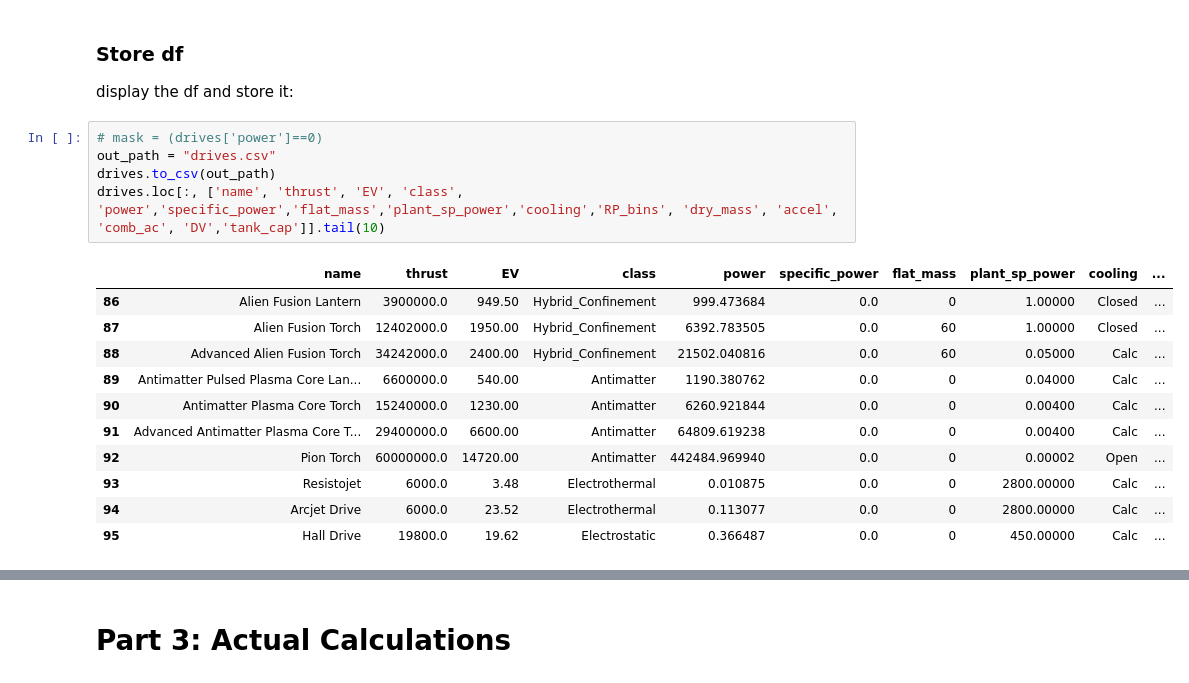
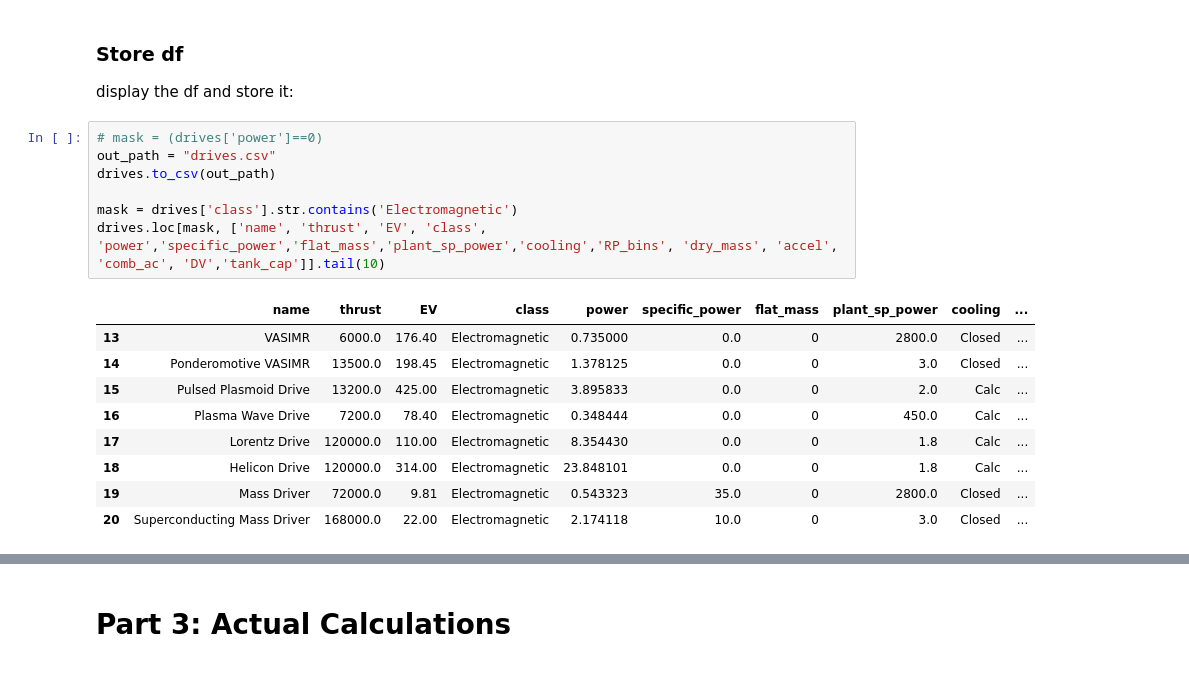
Before and after one commit to tkachev-asc/TI_drives, a Jupyter notebook: drives.ipynb, the cells around one changed output, grey strips where cells are left out. Saved outputs shown, nothing was run; the diff lists cells and outputs as text.

```diff
--- a/drives.ipynb
+++ b/drives.ipynb
@@ -772,17 +758,17 @@ display the df and store it:
 # %%
 # mask = (drives['power']==0)
 out_path = "drives.csv"
 drives.to_csv(out_path)
-drives.loc[:, ['name', 'thrust', 'EV', 'class', 'power','specific_power','flat_mass','plant_sp_power','cooling','RP_bins', 'dry_mass', 'accel', 'comb_ac', 'DV','tank_cap']].tail(10)
+
+mask = drives['class'].str.contains('Electromagnetic')
+drives.loc[mask, ['name', 'thrust', 'EV', 'class', 'power','specific_power','flat_mass','plant_sp_power','cooling','RP_bins', 'dry_mass', 'accel', 'comb_ac', 'DV','tank_cap']].tail(10)
 # %% [output]
 |  | name | thrust | EV | class | power | specific_power | flat_mass | plant_sp_power | cooling | ... |
-| 86 | Alien Fusion Lantern | 3900000.0 | 949.50 | Hybrid_Confinement | 999.473684 | 0.0 | 0 | 1.00000 | Closed | ... |
-| 87 | Alien Fusion Torch | 12402000.0 | 1950.00 | Hybrid_Confinement | 6392.783505 | 0.0 | 60 | 1.00000 | Closed | ... |
-| 88 | Advanced Alien Fusion Torch | 34242000.0 | 2400.00 | Hybrid_Confinement | 21502.040816 | 0.0 | 60 | 0.05000 | Calc | ... |
-| 89 | Antimatter Pulsed Plasma Core Lan... | 6600000.0 | 540.00 | Antimatter | 1190.380762 | 0.0 | 0 | 0.04000 | Calc | ... |
-| 90 | Antimatter Plasma Core Torch | 15240000.0 | 1230.00 | Antimatter | 6260.921844 | 0.0 | 0 | 0.00400 | Calc | ... |
-| 91 | Advanced Antimatter Plasma Core T... | 29400000.0 | 6600.00 | Antimatter | 64809.619238 | 0.0 | 0 | 0.00400 | Calc | ... |
-| 92 | Pion Torch | 60000000.0 | 14720.00 | Antimatter | 442484.969940 | 0.0 | 0 | 0.00002 | Open | ... |
-| 93 | Resistojet | 6000.0 | 3.48 | Electrothermal | 0.010875 | 0.0 | 0 | 2800.00000 | Calc | ... |
-| 94 | Arcjet Drive | 6000.0 | 23.52 | Electrothermal | 0.113077 | 0.0 | 0 | 2800.00000 | Calc | ... |
-| 95 | Hall Drive | 19800.0 | 19.62 | Electrostatic | 0.366487 | 0.0 | 0 | 450.00000 | Calc | ... |
+| 13 | VASIMR | 6000.0 | 176.40 | Electromagnetic | 0.735000 | 0.0 | 0 | 2800.0 | Closed | ... |
+| 14 | Ponderomotive VASIMR | 13500.0 | 198.45 | Electromagnetic | 1.378125 | 0.0 | 0 | 3.0 | Closed | ... |
+| 15 | Pulsed Plasmoid Drive | 13200.0 | 425.00 | Electromagnetic | 3.895833 | 0.0 | 0 | 2.0 | Calc | ... |
+| 16 | Plasma Wave Drive | 7200.0 | 78.40 | Electromagnetic | 0.348444 | 0.0 | 0 | 450.0 | Calc | ... |
+| 17 | Lorentz Drive | 120000.0 | 110.00 | Electromagnetic | 8.354430 | 0.0 | 0 | 1.8 | Calc | ... |
+| 18 | Helicon Drive | 120000.0 | 314.00 | Electromagnetic | 23.848101 | 0.0 | 0 | 1.8 | Calc | ... |
+| 19 | Mass Driver | 72000.0 | 9.81 | Electromagnetic | 0.543323 | 35.0 | 0 | 2800.0 | Closed | ... |
+| 20 | Superconducting Mass Driver | 168000.0 | 22.00 | Electromagnetic | 2.174118 | 10.0 | 0 | 3.0 | Closed | ... |
```
Also changed, not shown: parts of 12 cells of this notebook.
